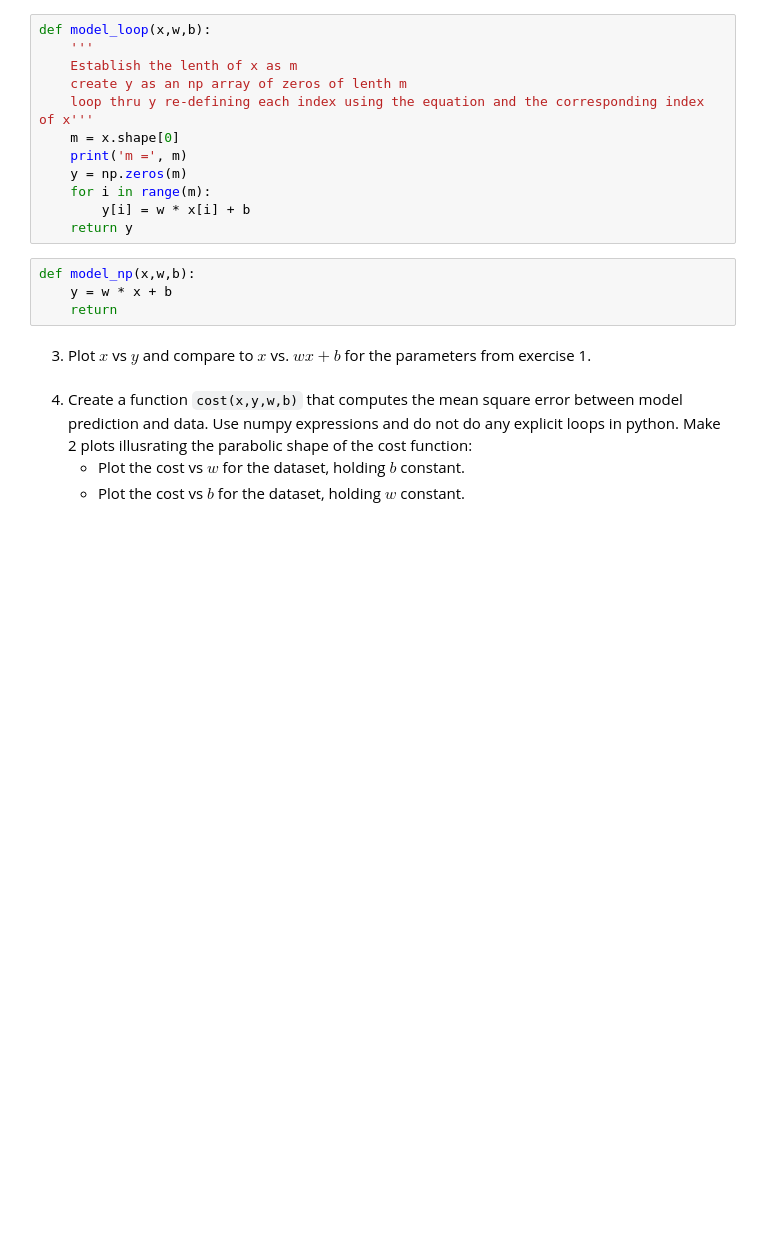
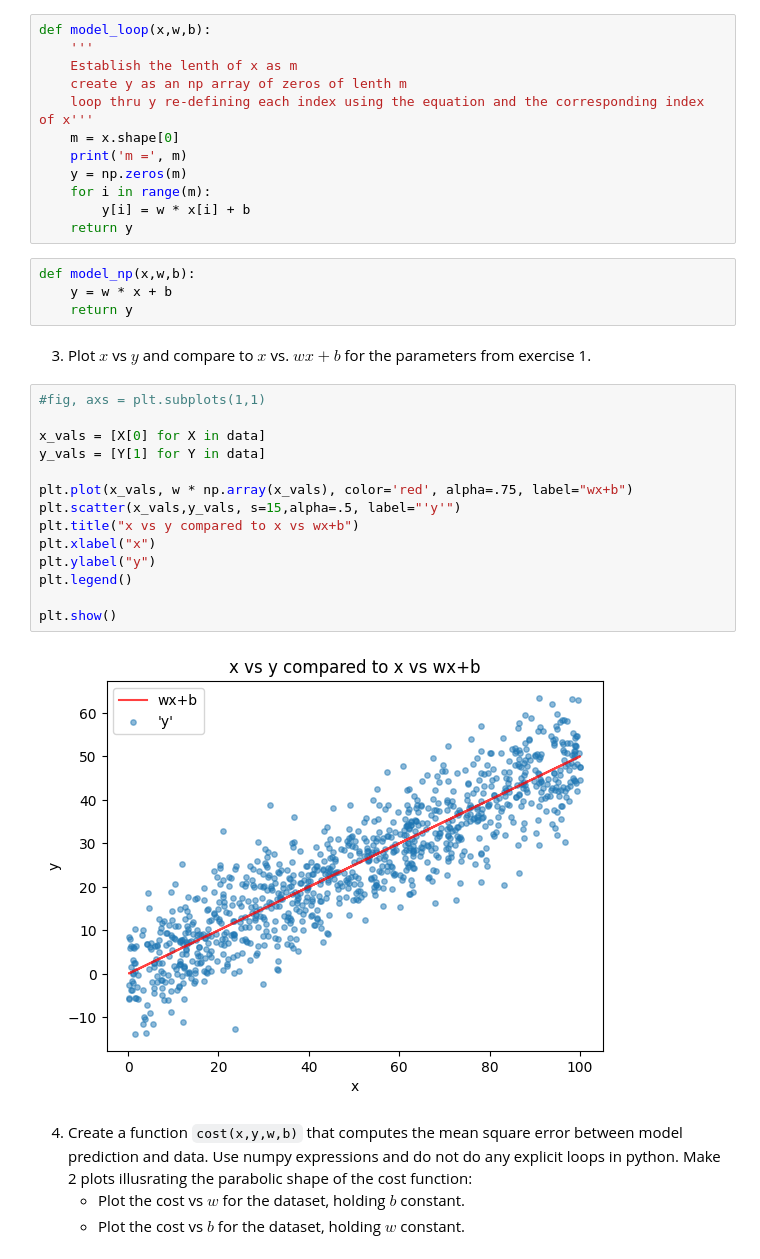
Before and after one commit to reese-quinto/DATA3461.Fall.2023, a Jupyter notebook: Labs/Lab1/Lab.1.ipynb, the cells around one changed output. Saved outputs shown, nothing was run; the diff lists cells and outputs as text; blank space fills up the shorter version.

```diff
--- a/Labs/Lab1/Lab.1.ipynb
+++ b/Labs/Lab1/Lab.1.ipynb
@@ -66,12 +67,28 @@ def model_loop(x,w,b):
     for i in range(m):
         y[i] = w * x[i] + b
     return y
-# %%
-def model_np(x,w,b):
-    y = w * x + b
-    return
+# %%
+def model_np(x,w,b):
+    y = w * x + b
+    return y
 # %% [markdown]
 3. Plot $x$ vs $y$ and compare to $x$ vs. $wx+b$ for the parameters from exercise 1.
+# %%
+#fig, axs = plt.subplots(1,1)
+
+x_vals = [X[0] for X in data]
+y_vals = [Y[1] for Y in data]
+
+plt.plot(x_vals, w * np.array(x_vals), color='red', alpha=.75, label="wx+b")
+plt.scatter(x_vals,y_vals, s=15,alpha=.5, label="'y'")
+plt.title("x vs y compared to x vs wx+b")
+plt.xlabel("x")
+plt.ylabel("y")
+plt.legend()
+
+plt.show()
+# %% [output]
+[figure, added]
 # %% [markdown]
 4. Create a function `cost(x,y,w,b)` that computes the mean square error between model prediction and data. Use numpy expressions and do not do any explicit loops in python. Make 2 plots illusrating the parabolic shape of the cost function:
    * Plot the cost vs $w$ for the dataset, holding $b$ constant.
```
Also changed, not shown: parts of 1 cell of this notebook.
